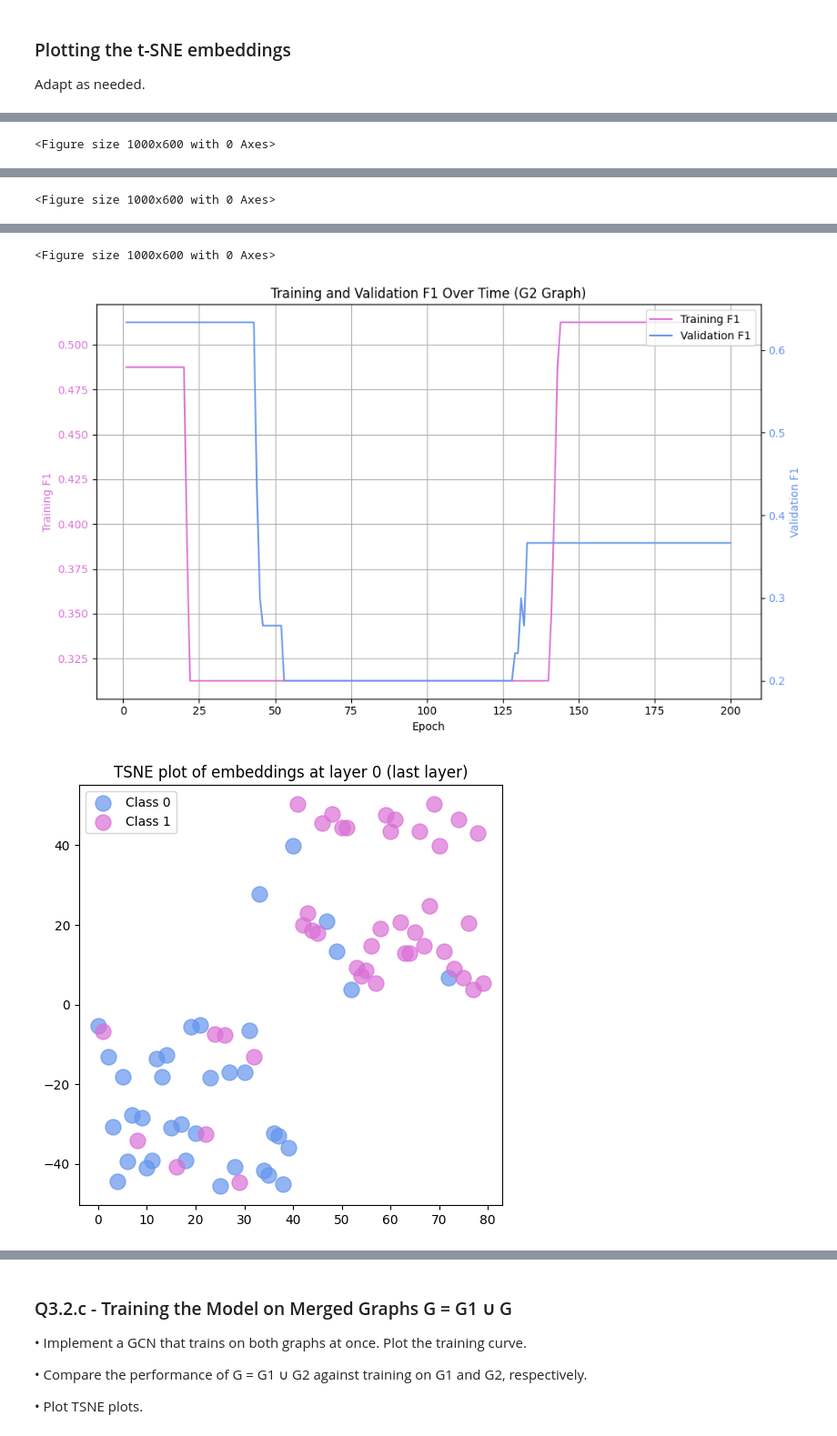
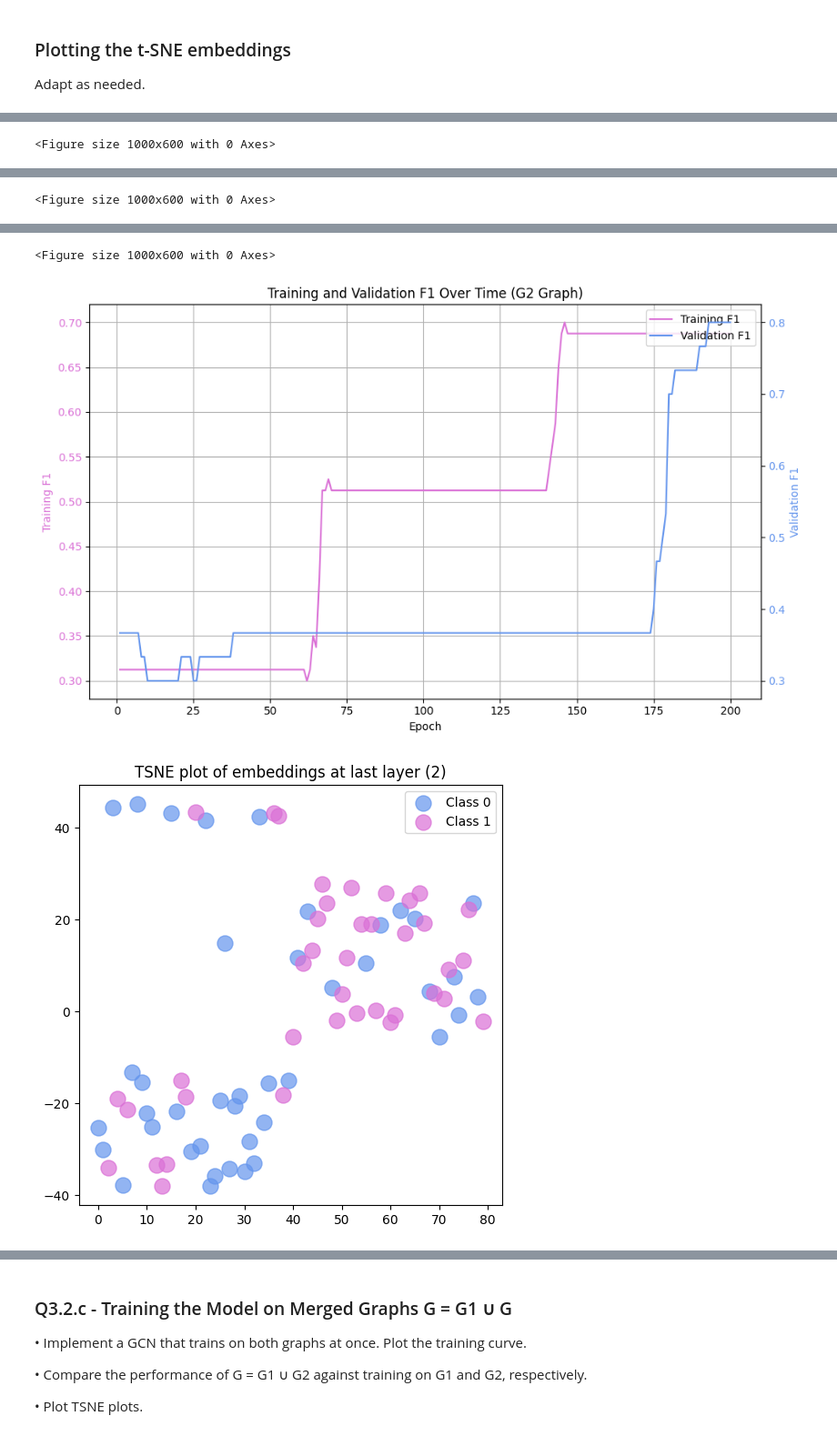
Before and after one commit to belfioreasia/Deep-Graph-Based-Learning, a Jupyter notebook: Coursework/q3_topology.ipynb, the cells around one changed output, grey strips where cells are left out. Shown at 91% size. Drawn from its saved outputs; the diff is of its cells as text; code cells hidden in the pictures.

Commit message:
Updated  Plots and Report.

```diff
--- a/Coursework/q3_topology.ipynb
+++ b/Coursework/q3_topology.ipynb
@@ -443,7 +462,7 @@ def plot_training_and_validation(training_losses, validation_losses, graph1_labe
 
     plt.tight_layout()
     if save:
-        fig_name = f"images/Q1/{plot_name}.pdf"
+        fig_name = f"images/Q3/{plot_name}.pdf"
         plt.savefig(fig_name, format="pdf")
     plt.show()
 # %% [markdown]
@@ -498,7 +517,7 @@ import torch
 import torch.optim as optim
 import torch.nn as nn
 from torch.nn.functional import binary_cross_entropy
-from sklearn.metrics import accuracy_score, classification_report,precision_recall_fscore_support
+from sklearn.metrics import accuracy_score, classification_report, precision_recall_fscore_support
 
 def train_model(
     model,
@@ -553,7 +572,7 @@ def train_model(
         model.train()
         optimizer.zero_grad()
         if kwargs.get("return_embeddings", None):
-            out, embeddings = model(A_train, X_train, **kwargs)
+            out, train_embeddings = model(A_train, X_train, **kwargs)
         else:
             out = model(A_train, X_train, **kwargs)
         out = out.squeeze(-1)  # shape: (N,) if needed
@@ -571,8 +590,8 @@ def train_model(
 
         # EVALUATION
         loss_history.append(loss_value)
-        train_prec, train_rec, train_f1, _ = evaluate_model(model, X_train, A_train, y_train)
-        val_prec, val_rec, val_f1, _ = evaluate_model(model,  X_val, A_val, y_val)
+        train_prec, train_rec, train_f1 = evaluate_model(model, X_train, A_train, y_train)
+        val_prec, val_rec, val_f1, eval_embeddings = evaluate_model(model,  X_val, A_val, y_val, return_embeddings=True)
 
         train_f1_history.append(train_f1)
         validation_f1_history.append(val_f1)
@@ -581,7 +600,7 @@ def train_model(
             print(f"Epoch {epoch+1}, Training Loss: {loss_value}, Train F1: {train_f1:.4f}, Validation F1: {val_f1:.4f}")
 
     if kwargs.get("return_embeddings", None):
-        return loss_history, train_f1_history, validation_f1_history, embeddings
+        return loss_history, train_f1_history, validation_f1_history, train_embeddings, eval_embeddings
     else:
         return loss_history, train_f1_history, validation_f1_history
 
@@ -594,7 +613,7 @@ def evaluate_model(model, X,A,y, **kwargs):
     """
     model.eval()
     if kwargs.get("return_embeddings", None):
-        out,_ = model(A,X,**kwargs)  # shape: (N, 1)
+        out, embeddings = model(A,X,**kwargs)  # shape: (N, 1)
     else:
         out = model(A,X,**kwargs)  # shape: (N, 1)
     out = out.squeeze(-1)  # shape: (N,)
@@ -603,7 +622,11 @@ def evaluate_model(model, X,A,y, **kwargs):
     y_true = y.cpu().numpy()
     y_pred = preds.cpu().numpy()
 
-    return precision_recall_fscore_support(y_true, y_pred, average="micro")
+    precision, recall, f1, _ = precision_recall_fscore_support(y_true, y_pred, average="micro")
+
+    if kwargs.get("return_embeddings", None):
+        return precision, recall, f1, embeddings
+    return precision, recall, f1
 # %% [markdown]
 ### Q3.2.a - Implementation of Layered GCN
 
@@ -648,7 +671,7 @@ class LayeredGraphNeuralNetwork(nn.Module):
         self.layers = nn.ModuleList()
         in_dim = input_dim
         out_dim = hidden_dim
-        for i in range(layers_num-1):
+        for _ in range(layers_num-1):
             self.layers.append(GCNLayer(in_dim, out_dim, True))
             in_dim = hidden_dim
         self.layers.append(GCNLayer(in_dim, 1, False))
@@ -770,7 +793,7 @@ def plot_tsne(embeddings, labels=None, layer_to_plot=-1, colors=['cornflowerblue
 
     title = f"TSNE plot of embeddings at layer {layer_to_plot+1}"
     if layer_to_plot == -1 or layer_to_plot == len(embeddings)-1:
-        title += ' (last layer)'
+        title = f"TSNE plot of embeddings at last layer ({len(embeddings)})"
     ax.set_title(title)
     if save:
         fig_name = f"images/Q3/{plot_name}.pdf"
@@ -795,14 +818,14 @@ G2_eval = read_json_data(G2_EVAL_DATA_PATH, has_label=True) #returns a list of (
 # Initialising the model
 input_dim = 10
 hidden_dim = 8
-layers_num = 4
+layers_num = 2
 model = LayeredGraphNeuralNetwork(input_dim, hidden_dim, layers_num=layers_num)
 print("Created model with pre-defined Layers")
 print(model)
 
 # Train on G1
 print("Training on G1")
-losses, train_f1, val_f1, last_embeddings = train_model(
+losses, train_f1, val_f1, train_embeddings, eval_embeddings = train_model(
     model,
     G1_train,
     G1_eval,
@@ -811,15 +834,17 @@ losses, train_f1, val_f1, last_embeddings = train_model(
     verbose=True,
     return_embeddings=True # NOTE we added this parameter
 )
-plot_training_and_validation(losses, val_f1, graph1_label="Training Loss", graph2_label="Validation F1", x_label="Epoch", title="Training Loss and Validation F1 Over Time (G1 Graph)", save=False, plot_name="training_validation_f1")
-plot_training_and_validation(train_f1, val_f1, graph1_label="Training F1", graph2_label="Validation F1", x_label="Epoch", title="Training and Validation F1 Over Time (G1 Graph)", save=False, plot_name="training_validation_f1")
+plot_training_and_validation(losses, val_f1, graph1_label="Training Loss", graph2_label="Validation F1", x_label="Epoch", title="Training Loss and Validation F1 Over Time (G1 Graph)", save=True, plot_name="G1_loss_layerGCN_f1")
+plot_training_and_validation(train_f1, val_f1, graph1_label="Training F1", graph2_label="Validation F1", x_label="Epoch", title="Training and Validation F1 Over Time (G1 Graph)", save=True, plot_name="G1_f1_layerGCN_f1")
 
 # print(len(last_embeddings))
-plot_tsne(last_embeddings, G1_train[2], save=False, plot_name=f"tSNE_layer_{str(len(last_embeddings))}")
+plot_tsne(train_embeddings, G1_train[2], save=True, plot_name=f"G1_train_tSNE_layer_{str(len(train_embeddings))}")
+plot_tsne(eval_embeddings, G1_eval[2], save=True, plot_name=f"G1_eval_tSNE_layer_{str(len(eval_embeddings))}")
+
 
 # Train on G2
 print("\nTraining on G2")
-losses, train_f1, val_f1, last_embeddings = train_model(
+losses, train_f1, val_f1, train_embeddings, eval_embeddings = train_model(
     model,
     G2_train,
     G2_eval,
@@ -828,11 +853,12 @@ losses, train_f1, val_f1, last_embeddings = train_model(
     verbose=True,
     return_embeddings=True # NOTE we added this parameter
 )
-plot_training_and_validation(losses, val_f1, graph1_label="Training Loss", graph2_label="Validation F1", x_label="Epoch", title="Training Loss and Validation F1 Over Time (G2 Graph)", save=False, plot_name="training_validation_f1")
-plot_training_and_validation(train_f1, val_f1, graph1_label="Training F1", graph2_label="Validation F1", x_label="Epoch", title="Training and Validation F1 Over Time (G2 Graph)", save=False, plot_name="training_validation_f1")
+plot_training_and_validation(losses, val_f1, graph1_label="Training Loss", graph2_label="Validation F1", x_label="Epoch", title="Training Loss and Validation F1 Over Time (G2 Graph)", save=True, plot_name="G2_loss_layerGCN_f1")
+plot_training_and_validation(train_f1, val_f1, graph1_label="Training F1", graph2_label="Validation F1", x_label="Epoch", title="Training and Validation F1 Over Time (G2 Graph)", save=True, plot_name="G2_f1_layerGCN_f1")
 
 # print(len(last_embeddings))
-plot_tsne(last_embeddings, G1_train[2], save=False, plot_name=f"tSNE_layer_{str(len(last_embeddings))}")
+plot_tsne(train_embeddings, G2_train[2], save=True, plot_name=f"G2_train_tSNE_layer_{str(len(train_embeddings))}")
+plot_tsne(eval_embeddings, G2_eval[2], save=True, plot_name=f"G2_eval_tSNE_layer_{str(len(eval_embeddings))}")
 # %% [output]
 Created model with pre-defined Layers
 LayeredGraphNeuralNetwork(
@@ -878,3 +905,3 @@ Epoch 200, Training Loss: 0.6906145215034485, Train F1: 0.5125, Validation F1: 0
 <Figure size 1000x600 with 0 Axes>
-[figure, old version]
-[figure, old version]
+[figure, new version]
+[figure, added]
```
Also changed, not shown: parts of 11 cells of this notebook, 29 other files.
